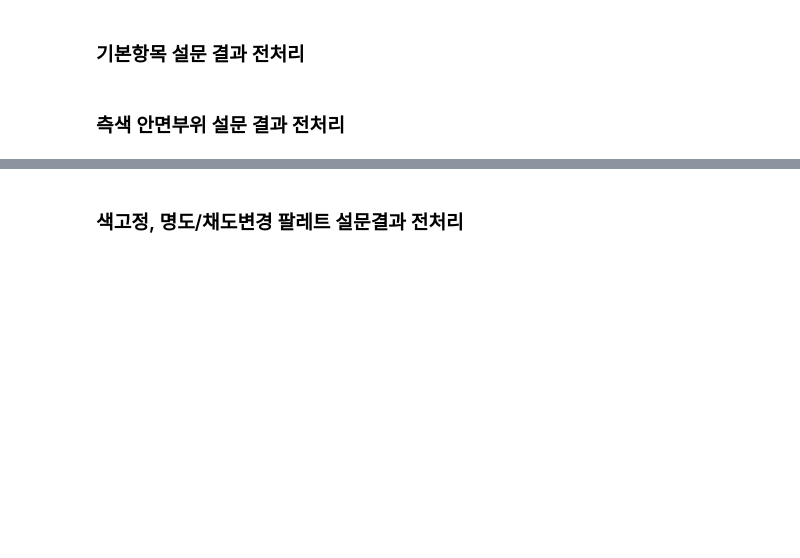
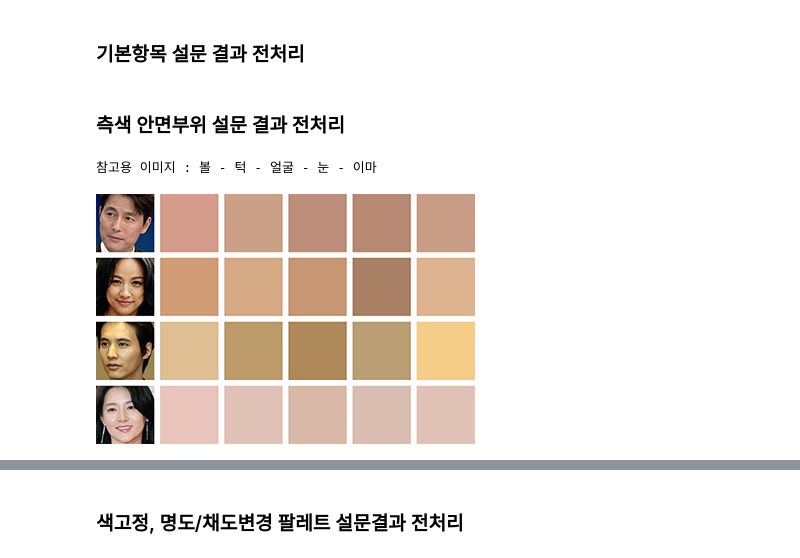
Before and after one commit to slmteruto/CAI, a Jupyter notebook: jay/Statistical hypothesis testing/Survey_preprocessing.ipynb, the cells around one changed output, grey strips where cells are left out. Drawn from its saved outputs; the diff is of its cells as text; code cells hidden in the pictures; blank space fills up the shorter version.

```diff
--- a/jay/Statistical hypothesis testing/Survey_preprocessing.ipynb
+++ b/jay/Statistical hypothesis testing/Survey_preprocessing.ipynb
@@ -156,5 +147,11 @@ elementaryItem.to_csv("data/elementaryItem.csv")
 # %% [markdown]
 ### 측색 안면부위 설문 결과 전처리
+# %%
+print("참고용 이미지 : 볼 - 턱 - 얼굴 - 눈 - 이마")
+Image("img/참고용 이미지_볼-턱-얼굴-눈-이마.jpg")
+# %% [output]
+참고용 이미지 : 볼 - 턱 - 얼굴 - 눈 - 이마
+[figure, added]
 # %%
 # 측색 안면부위 설문결과 (모집단 분리하지 않은 항목) 데이터 준비
 
```
Also changed, not shown: parts of 15 cells of this notebook, 5 other files.
